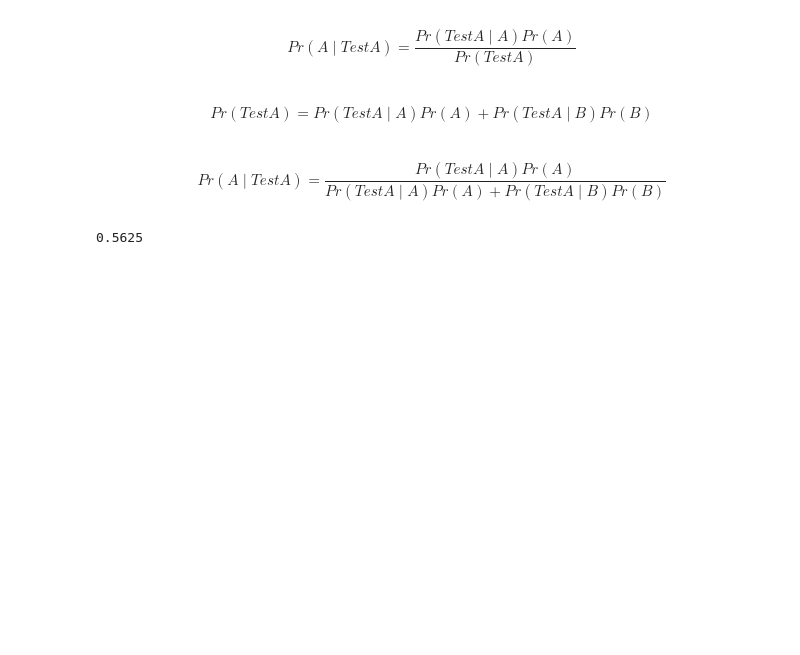
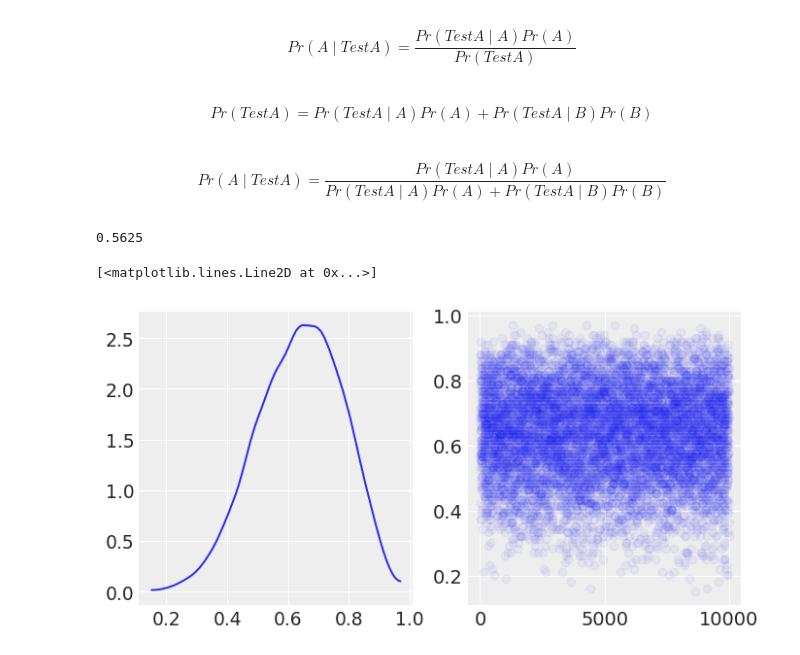
Before and after one commit to Voda88/Statistical-Rethinking, a Jupyter notebook: Exercises.ipynb, the cells around one changed output. Saved outputs shown, nothing was run; the diff lists cells and outputs as text; code cells hidden in the pictures; blank space fills up the shorter version.

```diff
--- a/Exercises.ipynb
+++ b/Exercises.ipynb
@@ -238,3 +238,14 @@ $$ Pr(A \mid TestA) = \frac{Pr(TestA \mid A) Pr(A)}{Pr(TestA \mid A)Pr(A) + Pr(T
 0.8*0.36/(0.8*0.36+0.35*(1-0.36))
 # %% [output]
 0.5625
+# %%
+grid, prob = binom_grid_approximation(6,9,100,np.repeat(1,100))
+# %%
+samples = np.random.choice(grid, p=prob, size = 10000, replace=True)
+# %%
+_,ax = plt.subplots(1,2,figsize = (8,4))
+az.plot_kde(samples, ax=ax[0])
+ax[1].plot(samples, 'o', alpha = 0.05)
+# %% [output]
+[<matplotlib.lines.Line2D at 0x...>]
+[figure, added]
```
